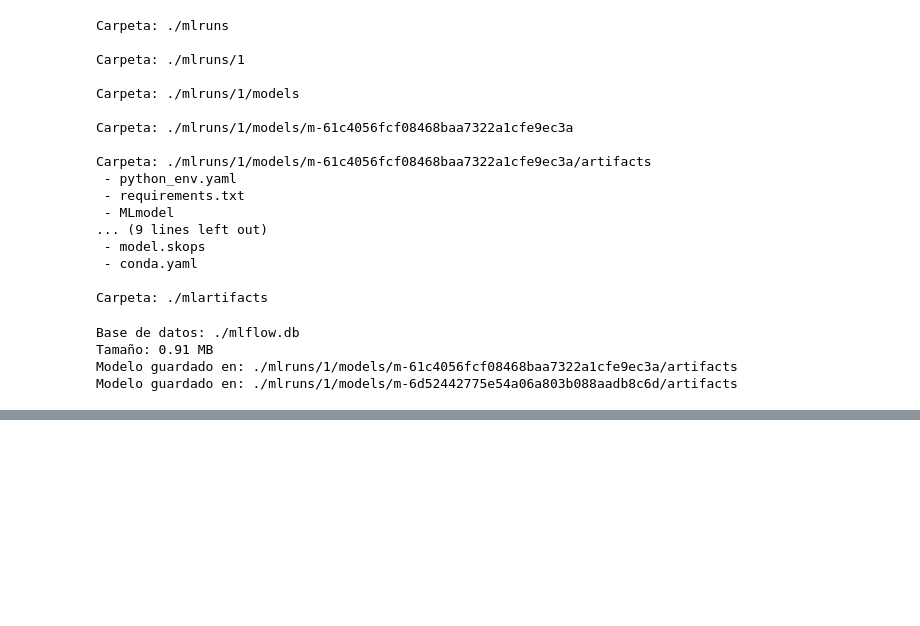
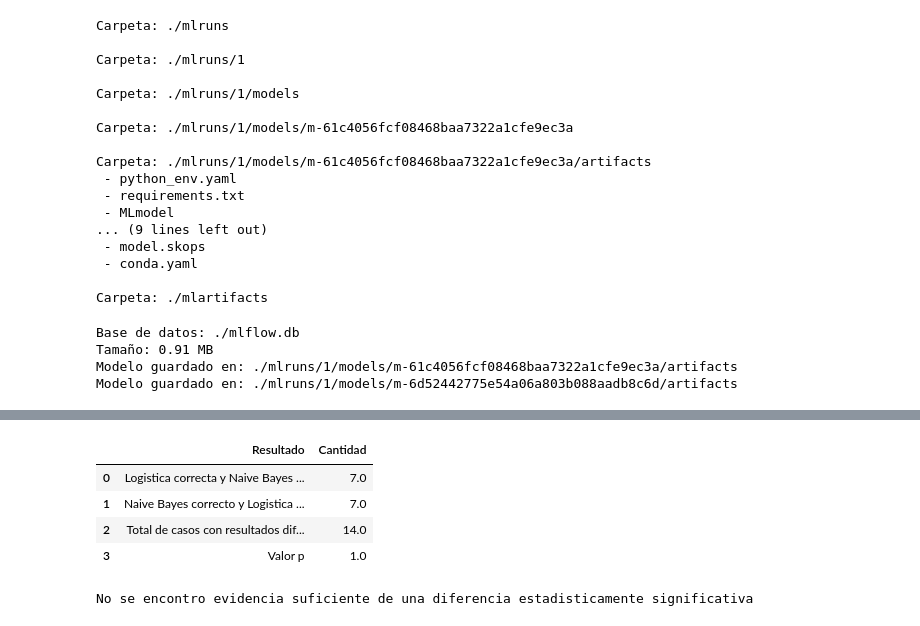
Before and after one commit to maguila8/ACTIVIDAD5, a Jupyter notebook: fuentes/entrena.ipynb, the cells around one changed output, grey strips where cells are left out. Saved outputs shown, nothing was run; the diff lists cells and outputs as text; code cells hidden in the pictures; blank space fills up the shorter version.

```diff
--- a/fuentes/entrena.ipynb
+++ b/fuentes/entrena.ipynb
@@ -918,0 +932,70 @@ Respaldo creado correctamente
+# %%
+#Comparacion estadistica de los modelos
+from scipy.stats import binomtest
+import pandas as pd
+
+#Identificar que predicciones fueron correctas
+correctas_logistica = (
+    predicciones_logistica == y_test
+)
+
+correctas_nb = (
+    predicciones_nb == y_test
+)
+
+#Contar los casos donde los modelos difieren
+logistica_correcta_nb_error = sum(
+    correctas_logistica & ~correctas_nb
+)
+
+nb_correcta_logistica_error = sum(
+    correctas_nb & ~correctas_logistica
+)
+
+#Aplicar la prueba estadistica de McNemar usando la prueba binomial exacta
+casos_diferentes = (
+    logistica_correcta_nb_error
+    + nb_correcta_logistica_error
+)
+
+if casos_diferentes > 0:
+    resultado = binomtest(
+        logistica_correcta_nb_error,
+        n=casos_diferentes,
+        p=0.5,
+        alternative="two-sided"
+    )
+    valor_p = resultado.pvalue
+else:
+    valor_p = 1.0
+
+#Mostrar los resultados
+tabla_mcnemar = pd.DataFrame({
+    "Resultado": [
+        "Logistica correcta y Naive Bayes incorrecto",
+        "Naive Bayes correcto y Logistica incorrecta",
+        "Total de casos con resultados diferentes",
+        "Valor p"
+    ],
+    "Cantidad": [
+        logistica_correcta_nb_error,
+        nb_correcta_logistica_error,
+        casos_diferentes,
+        round(valor_p, 6)
+    ]
+})
+
+display(tabla_mcnemar)
+
+#Interpretacion con un nivel de significancia del 5 %
+if valor_p < 0.05:
+    print("\nLa diferencia entre los modelos es estadisticamente significativa")
+else:
+    print("\nNo se encontro evidencia suficiente de una diferencia estadisticamente significativa")
+# %% [output]
+|  | Resultado | Cantidad |
+| 0 | Logistica correcta y Naive Bayes ... | 7.0 |
+| 1 | Naive Bayes correcto y Logistica ... | 7.0 |
+| 2 | Total de casos con resultados dif... | 14.0 |
+| 3 | Valor p | 1.0 |
+No se encontro evidencia suficiente de una diferencia estadisticamente significativa
```
Also changed, not shown: parts of 2 cells of this notebook.
